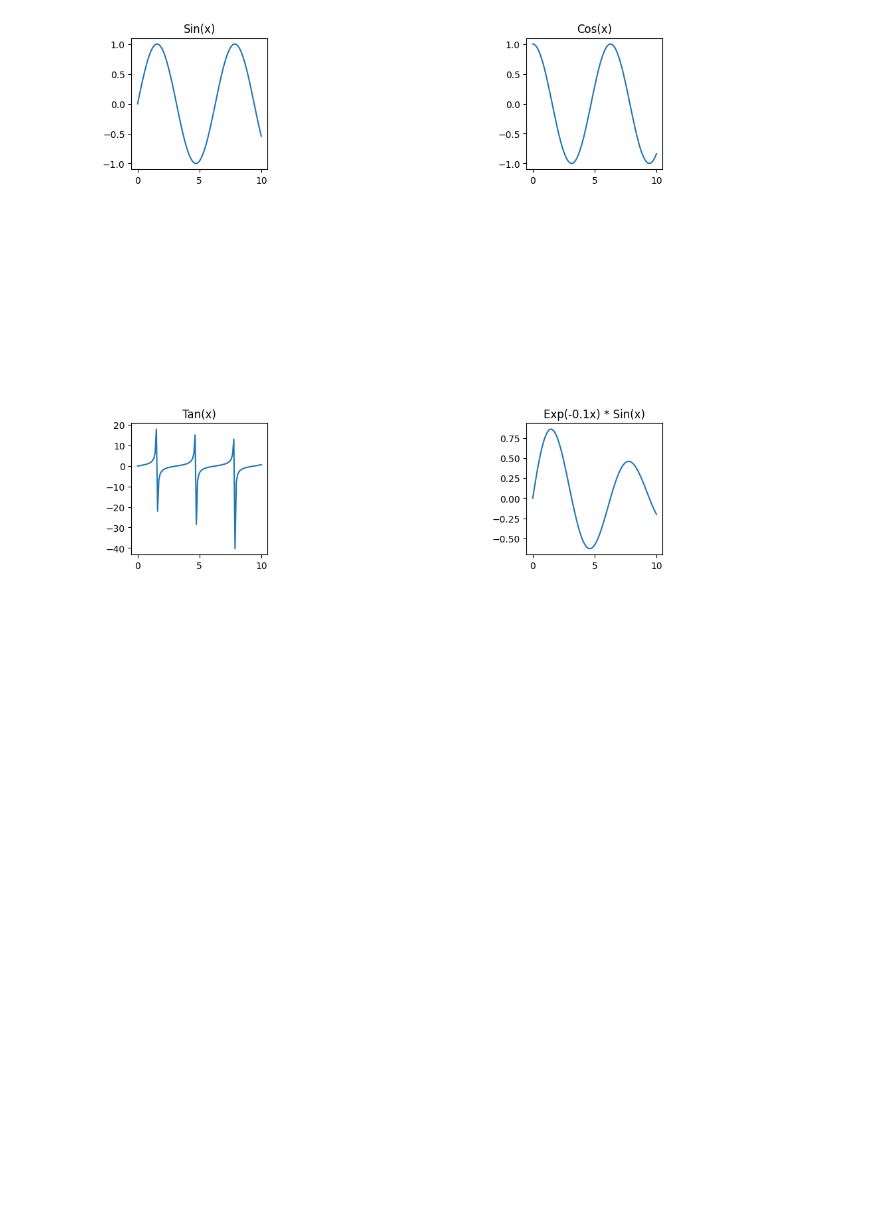
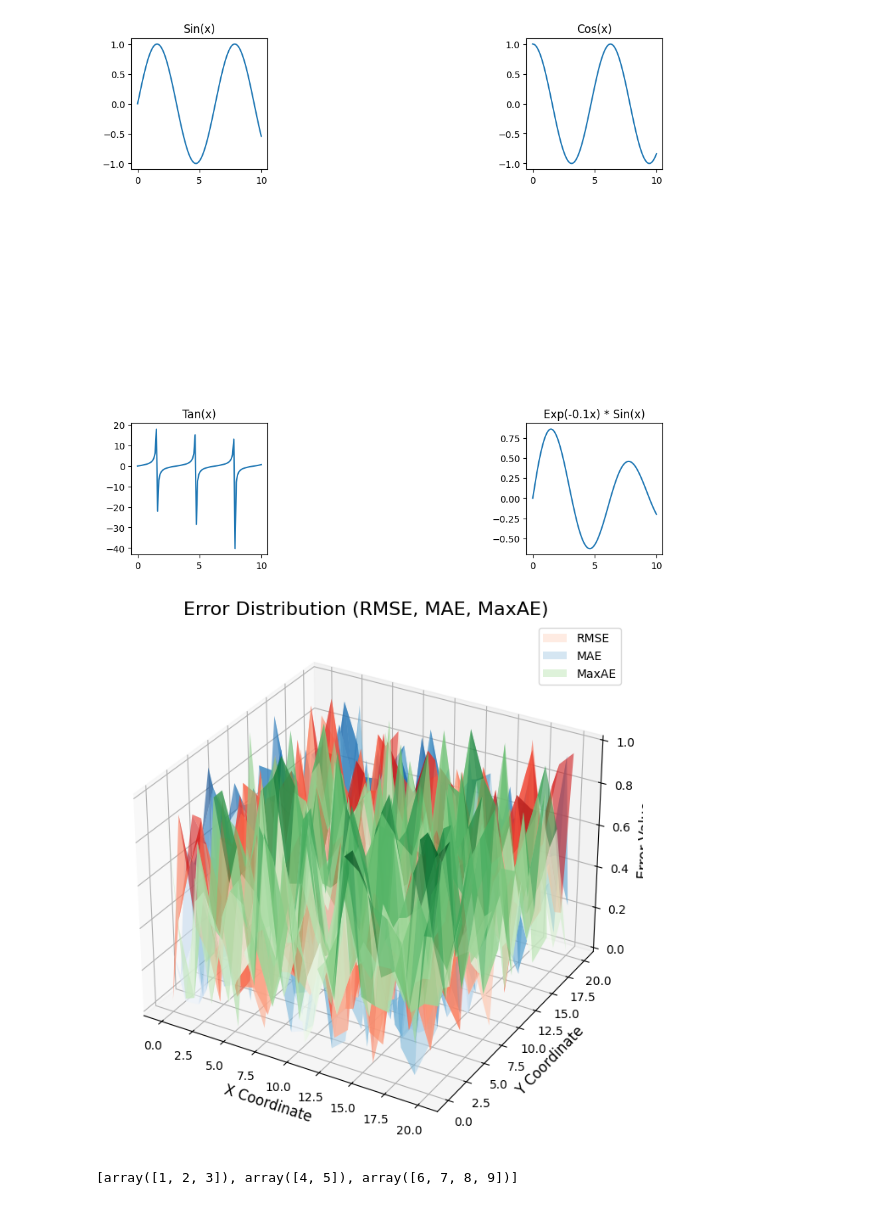
Before and after one commit to fly-pigTH/EquiMus, a Jupyter notebook: src/utils/learn.ipynb, the cells around one changed output. Drawn from its saved outputs; the diff is of its cells as text; code cells hidden in the pictures; blank space fills up the shorter version.

```diff
--- a/src/utils/learn.ipynb
+++ b/src/utils/learn.ipynb
@@ -122,3 +122,45 @@ fig.tight_layout(pad=0)
 plt.show()
 # %% [output]
 [figure]
+# %%
+import numpy as np
+import matplotlib.pyplot as plt
+from mpl_toolkits.mplot3d import Axes3D
+
+# 假设我们有三个误差类型的数据
+# 为了示例生成随机数据
+x = np.linspace(0, 20, 20)
+y = np.linspace(0, 20, 20)
+X, Y = np.meshgrid(x, y)
+
+# 示例误差数据（替换为你的实际数据）
+RMSE = np.random.rand(20, 20)
+MAE = np.random.rand(20, 20)
+MaxAE = np.random.rand(20, 20)
+
+# 创建一个3D图形
+fig = plt.figure(figsize=(10, 8))
+ax = fig.add_subplot(111, projection='3d')
+
+# 绘制RMSE的3D曲面
+ax.plot_surface(X, Y, RMSE, cmap='Reds', edgecolor='none', alpha=0.6, label='RMSE')
+
+# 绘制MAE的3D曲面
+ax.plot_surface(X, Y, MAE, cmap='Blues', edgecolor='none', alpha=0.6, label='MAE')
+
+# 绘制MaxAE的3D曲面
+ax.plot_surface(X, Y, MaxAE, cmap='Greens', edgecolor='none', alpha=0.6, label='MaxAE')
+
+# 添加标题和轴标签
+ax.set_title('Error Distribution (RMSE, MAE, MaxAE)', fontsize=16)
+ax.set_xlabel('X Coordinate', fontsize=12)
+ax.set_ylabel('Y Coordinate', fontsize=12)
+ax.set_zlabel('Error Value', fontsize=12)
+
+# 添加图例
+ax.legend(['RMSE', 'MAE', 'MaxAE'])
+
+# 显示图形
+plt.show()
+# %% [output]
+[figure, added]
@@ -124,0 +181,7 @@ plt.show()
+# %%
+# load
+with open("./ndarray_list.pkl", "rb") as f:
+    loaded_data = pickle.load(f)
+print(loaded_data)
+# %% [output]
+[array([1, 2, 3]), array([4, 5]), array([6, 7, 8, 9])]
```
Also changed, not shown: parts of 3 cells of this notebook, 11 other files.
